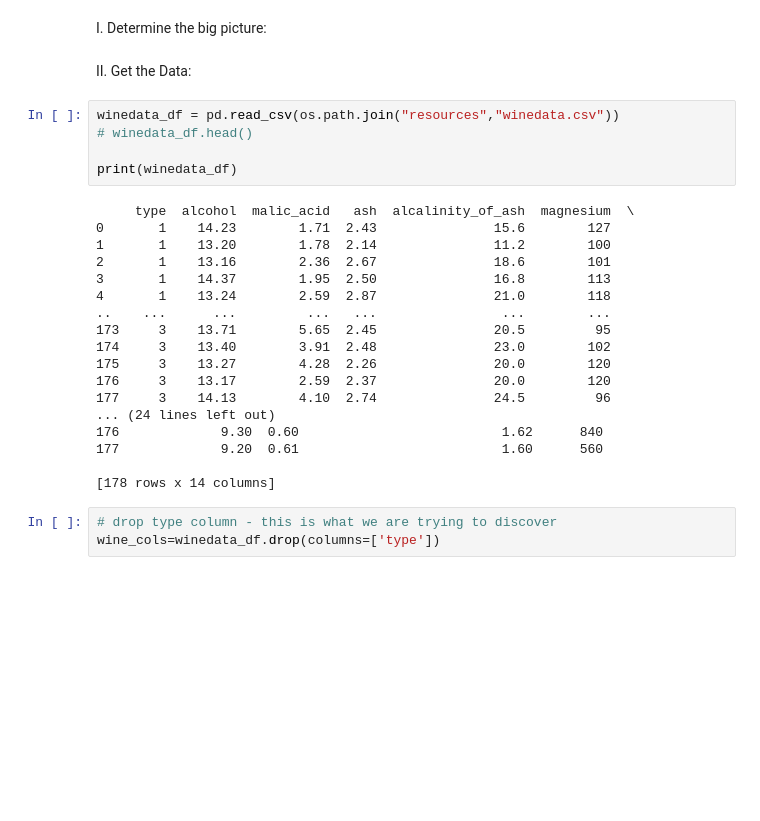
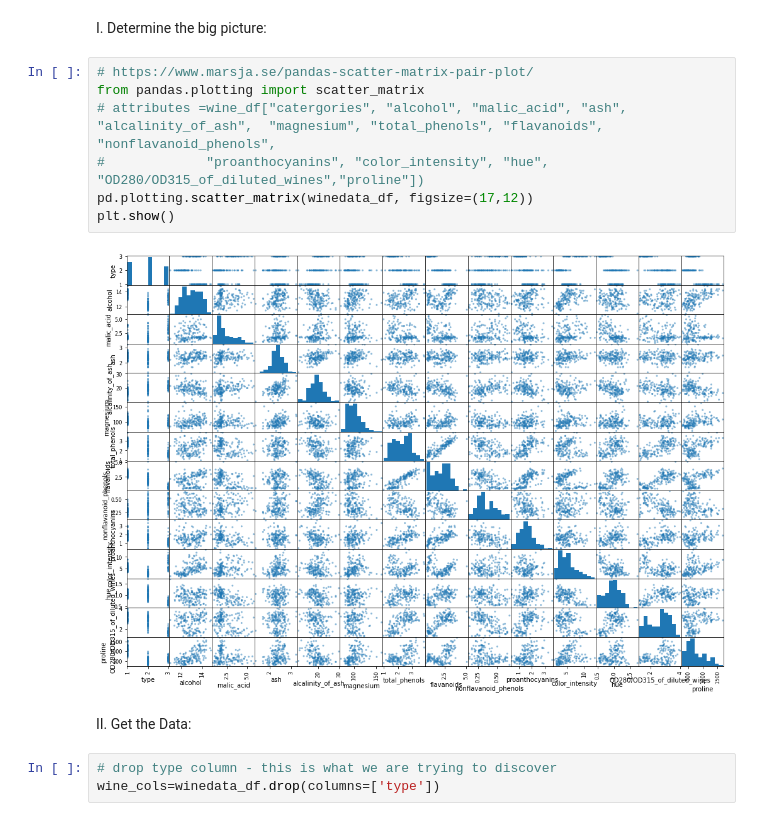
Before and after one commit to ASwigart/Group_Project_4, a Jupyter notebook: GP4_data_analysis.ipynb, the cells around one changed output. Drawn from its saved outputs; the diff is of its cells as text; blank space fills up the shorter version.

```diff
--- a/GP4_data_analysis.ipynb
+++ b/GP4_data_analysis.ipynb
@@ -38,31 +38,17 @@ winedata_df.head()
 | 4 | 1 | 13.24 | 2.59 | 2.87 | 21.0 | 118 | 2.80 | 2.69 | ... |
 # %% [markdown]
 I. Determine the big picture:
+# %%
+# https://www.marsja.se/pandas-scatter-matrix-pair-plot/
+from pandas.plotting import scatter_matrix
+# attributes =wine_df["catergories", "alcohol", "malic_acid", "ash", "alcalinity_of_ash",  "magnesium", "total_phenols", "flavanoids", "nonflavanoid_phenols",
+#             "proanthocyanins", "color_intensity", "hue", "OD280/OD315_of_diluted_wines","proline"])
+pd.plotting.scatter_matrix(winedata_df, figsize=(17,12))
+plt.show()
+# %% [output]
+[figure, added]
 # %% [markdown]
 II. Get the Data:
-# %%
-winedata_df = pd.read_csv(os.path.join("resources","winedata.csv"))
-# winedata_df.head()
-
-print(winedata_df)
-# %% [output]
-     type  alcohol  malic_acid   ash  alcalinity_of_ash  magnesium  \
-0       1    14.23        1.71  2.43               15.6        127
-1       1    13.20        1.78  2.14               11.2        100
-2       1    13.16        2.36  2.67               18.6        101
-3       1    14.37        1.95  2.50               16.8        113
-4       1    13.24        2.59  2.87               21.0        118
-..    ...      ...         ...   ...                ...        ...
-173     3    13.71        5.65  2.45               20.5         95
-174     3    13.40        3.91  2.48               23.0        102
-175     3    13.27        4.28  2.26               20.0        120
-176     3    13.17        2.59  2.37               20.0        120
-177     3    14.13        4.10  2.74               24.5         96
-... (24 lines left out)
-176             9.30  0.60                          1.62      840
-177             9.20  0.61                          1.60      560
-
-[178 rows x 14 columns]
 # %%
 # drop type column - this is what we are trying to discover
 wine_cols=winedata_df.drop(columns=['type'])
```
Also changed, not shown: parts of 16 cells of this notebook.
